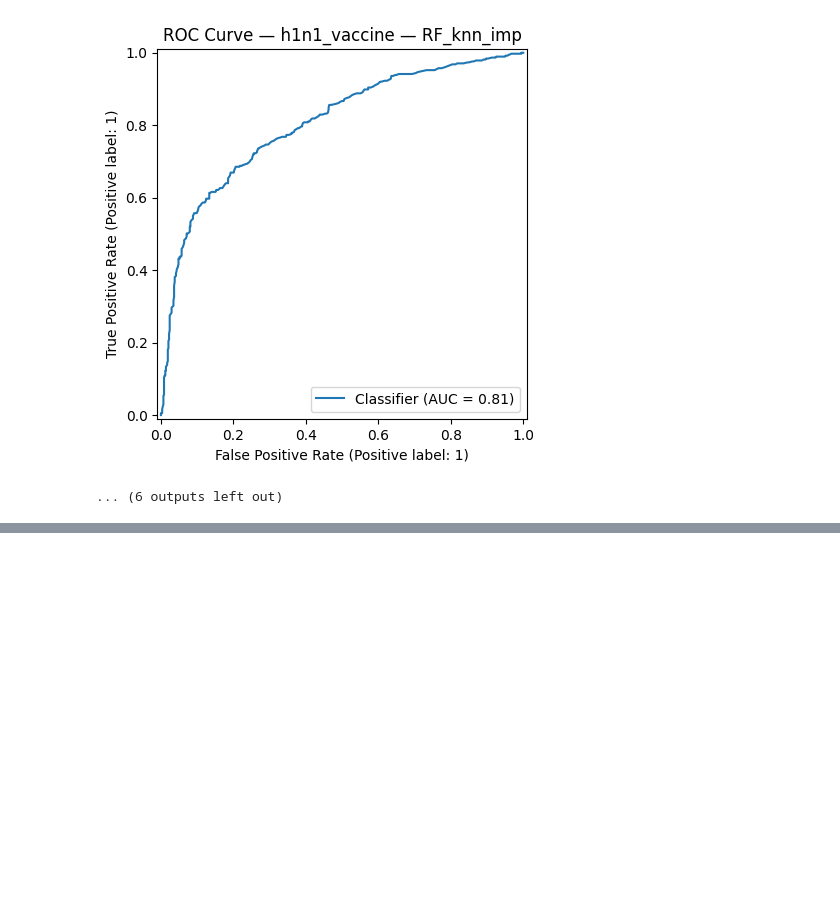
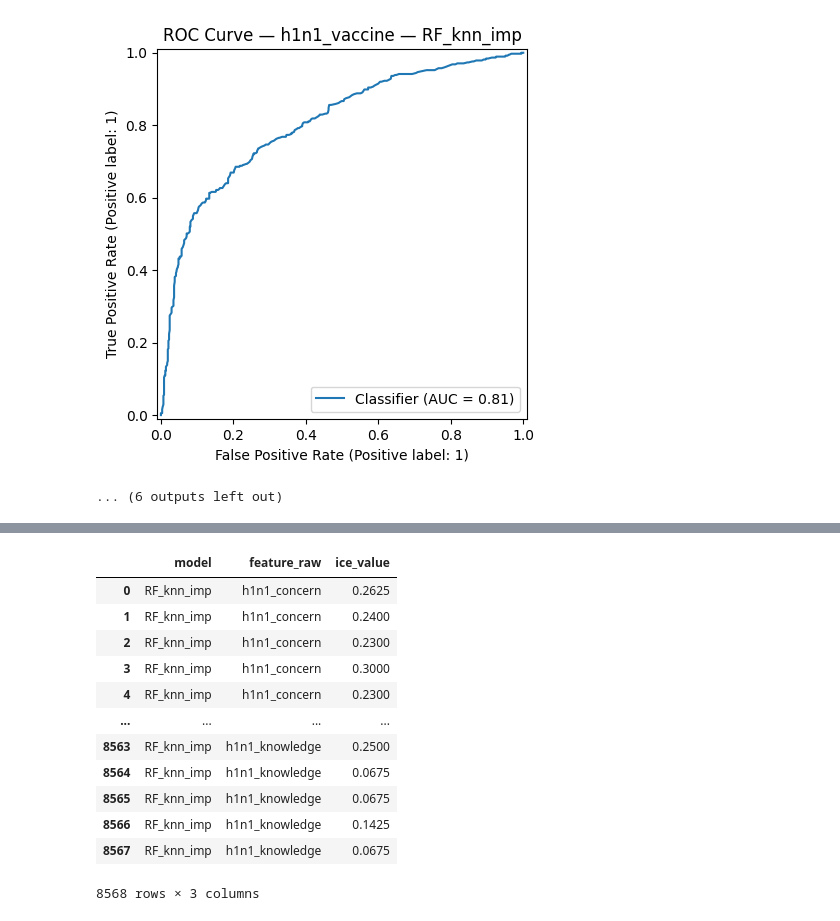
Before and after one commit to Group06-The-imputers/Hackathon-group06, a Jupyter notebook: Hackathon_group06.ipynb, the cells around one changed output, grey strips where cells are left out. Saved outputs shown, nothing was run; the diff lists cells and outputs as text; code cells hidden in the pictures; blank space fills up the shorter version.

```diff
--- a/Hackathon_group06.ipynb
+++ b/Hackathon_group06.ipynb
@@ -1113,0 +1436,3 @@ All 5 submissions saved:
+# %%
+df_pdp_best = pd.concat(df_pdp_best, ignore_index=True) if len(df_pdp_best) else pd.DataFrame()
+df_ice_best = pd.concat(df_ice_best, ignore_index=True) if len(df_ice_best) else pd.DataFrame()
@@ -1113,0 +1452,16 @@ All 5 submissions saved:
+# %%
+df_ice_best
+# %% [output]
+|  | model | feature_raw | ice_value |
+| 0 | RF_knn_imp | h1n1_concern | 0.2625 |
+| 1 | RF_knn_imp | h1n1_concern | 0.2400 |
+| 2 | RF_knn_imp | h1n1_concern | 0.2300 |
+| 3 | RF_knn_imp | h1n1_concern | 0.3000 |
+| 4 | RF_knn_imp | h1n1_concern | 0.2300 |
+| ... | ... | ... | ... |
+| 8563 | RF_knn_imp | h1n1_knowledge | 0.2500 |
+| 8564 | RF_knn_imp | h1n1_knowledge | 0.0675 |
+| 8565 | RF_knn_imp | h1n1_knowledge | 0.0675 |
+| 8566 | RF_knn_imp | h1n1_knowledge | 0.1425 |
+| 8567 | RF_knn_imp | h1n1_knowledge | 0.0675 |
+8568 rows × 3 columns
```
Also changed, not shown: parts of 16 cells of this notebook.
